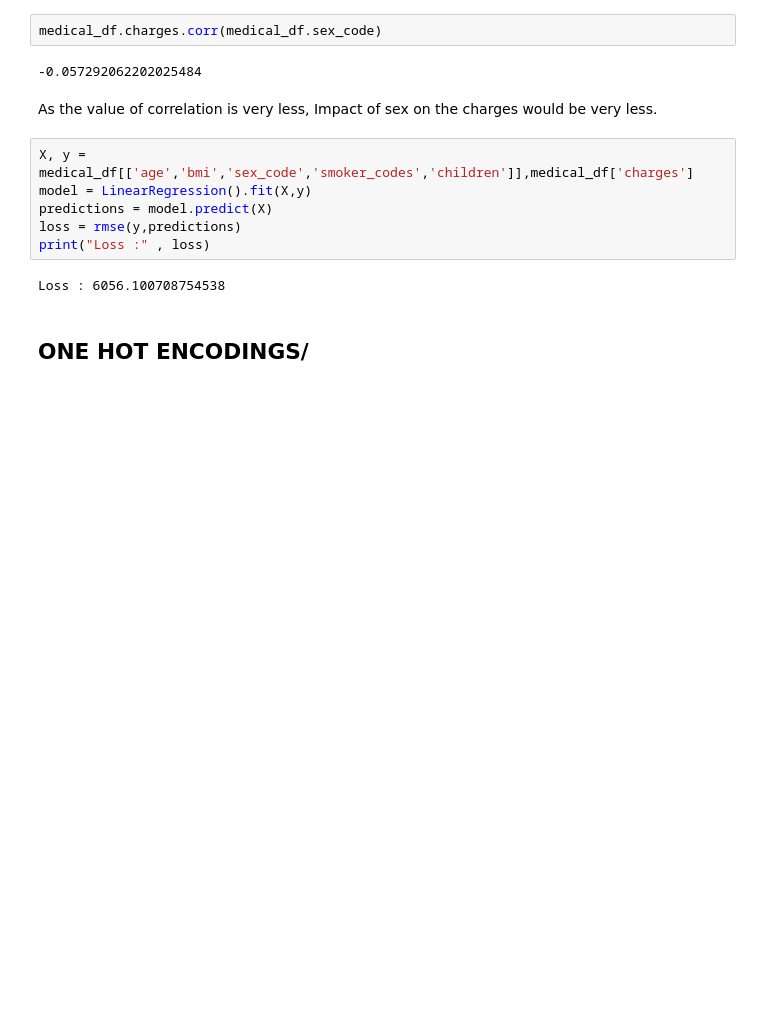
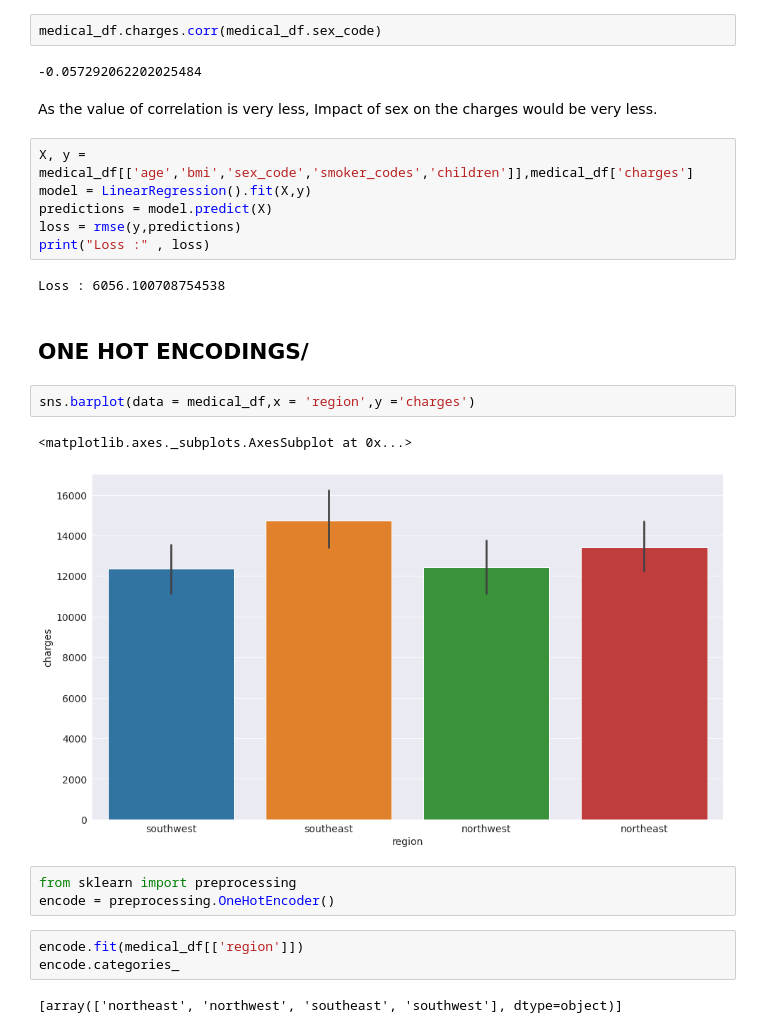
Before and after one commit to MOULIK-RAZDAN/LINEAR-REGRESSION-ON-INSURANCE-POLICY, a Jupyter notebook: Linear_Regression_on_Insurance_policy.ipynb, the cells around one changed output. Saved outputs shown, nothing was run; the diff lists cells and outputs as text; blank space fills up the shorter version.

```diff
--- a/Linear_Regression_on_Insurance_policy.ipynb
+++ b/Linear_Regression_on_Insurance_policy.ipynb
@@ -442,3 +442,16 @@ print("Loss :" , loss)
 Loss : 6056.100708754538
 # %% [markdown]
 ## ONE HOT ENCODINGS/
+# %%
+sns.barplot(data = medical_df,x = 'region',y ='charges')
+# %% [output]
+<matplotlib.axes._subplots.AxesSubplot at 0x...>
+[figure, added]
+# %%
+from sklearn import preprocessing
+encode = preprocessing.OneHotEncoder()
+# %%
+encode.fit(medical_df[['region']])
+encode.categories_
+# %% [output]
+[array(['northeast', 'northwest', 'southeast', 'southwest'], dtype=object)]
```
Also changed, not shown: parts of 19 cells of this notebook.
